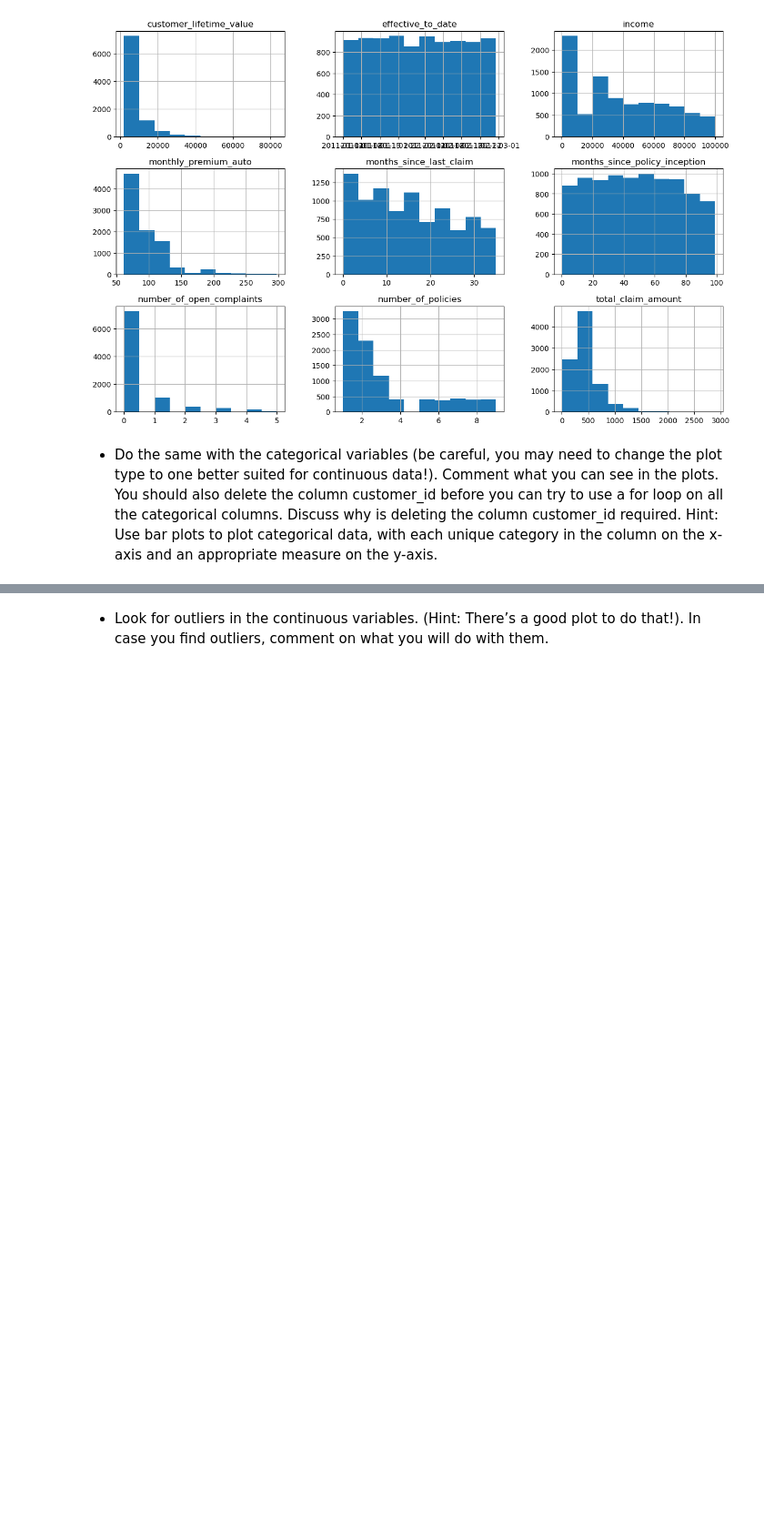
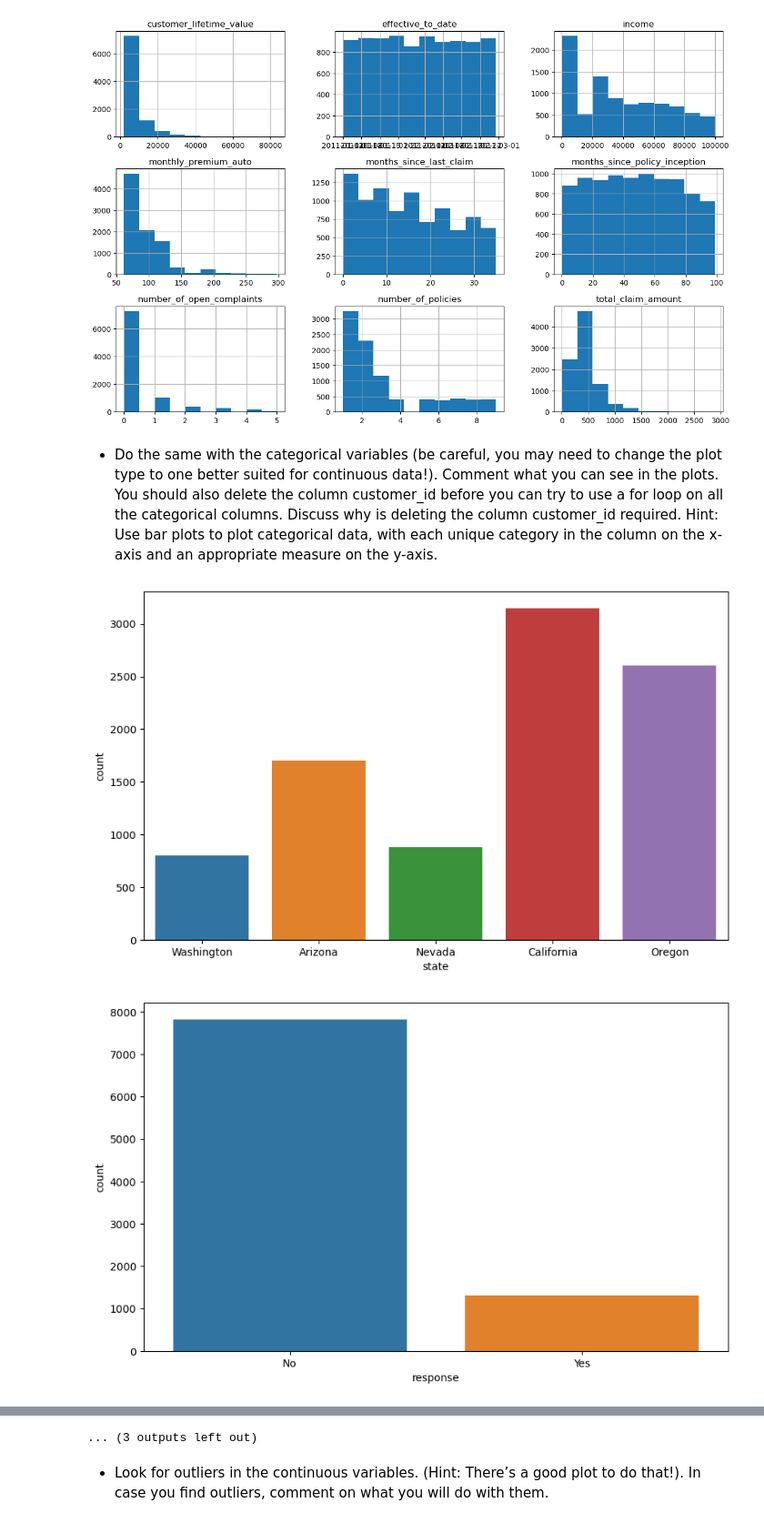
Before and after one commit to Gladysdata/lab-cleaning-numerical-data, a Jupyter notebook: Lab_Basic Data Cleaning and EDA.ipynb, the cells around one changed output, grey strips where cells are left out. Shown at 91% size. Drawn from its saved outputs; the diff is of its cells as text; code cells hidden in the pictures; blank space fills up the shorter version.

```diff
--- a/Lab_Basic Data Cleaning and EDA.ipynb
+++ b/Lab_Basic Data Cleaning and EDA.ipynb
@@ -213,3 +213,14 @@ array([[<AxesSubplot:title={'center':'customer_lifetime_value'}>,
 [figure]
 # %% [markdown]
  - Do the same with the categorical variables (be careful, you may need to change the plot type to one better suited for continuous data!). Comment what you can see in the plots. You should also delete the column customer_id before you can try to use a for loop on all the categorical columns. Discuss why is deleting the column customer_id required. Hint: Use bar plots to plot categorical data, with each unique category in the column on the x-axis and an appropriate measure on the y-axis.
+# %%
+categorical_variables = customer_df.select_dtypes(exclude='number')
+categorical_variables.drop(columns='customer', axis=1, inplace=True)
+# %%
+for variables in categorical_variables:
+    plt.figure(figsize=(10,6))
+    sns.countplot(data=customer_df, x=customer_df[variables])
+    plt.show()
+# %% [output]
+[figure, added]
+[figure, added]
@@ -216,2 +237,3 @@ array([[<AxesSubplot:title={'center':'customer_lifetime_value'}>,
+... (3 outputs left out)
 # %% [markdown]
  - Look for outliers in the continuous variables. (Hint: There’s a good plot to do that!). In case you find outliers, comment on what you will do with them.
```
Also changed, not shown: parts of 2 cells of this notebook.
